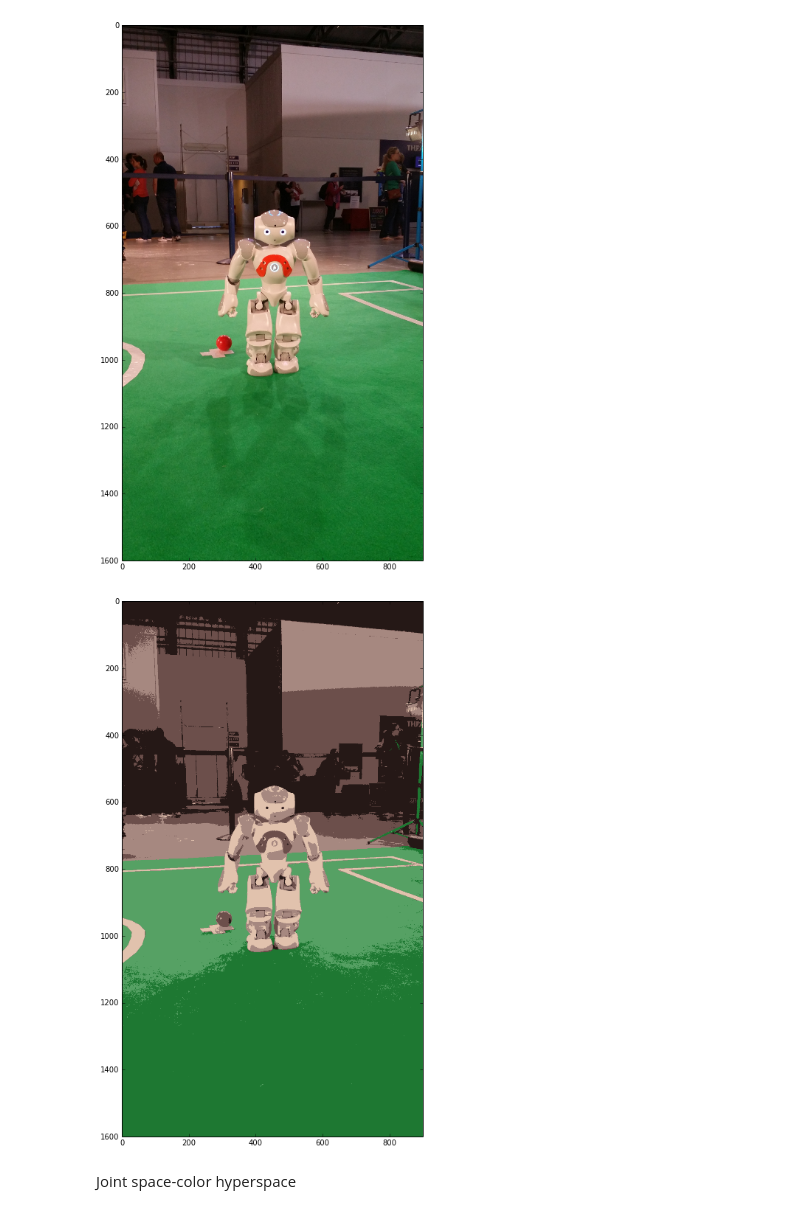
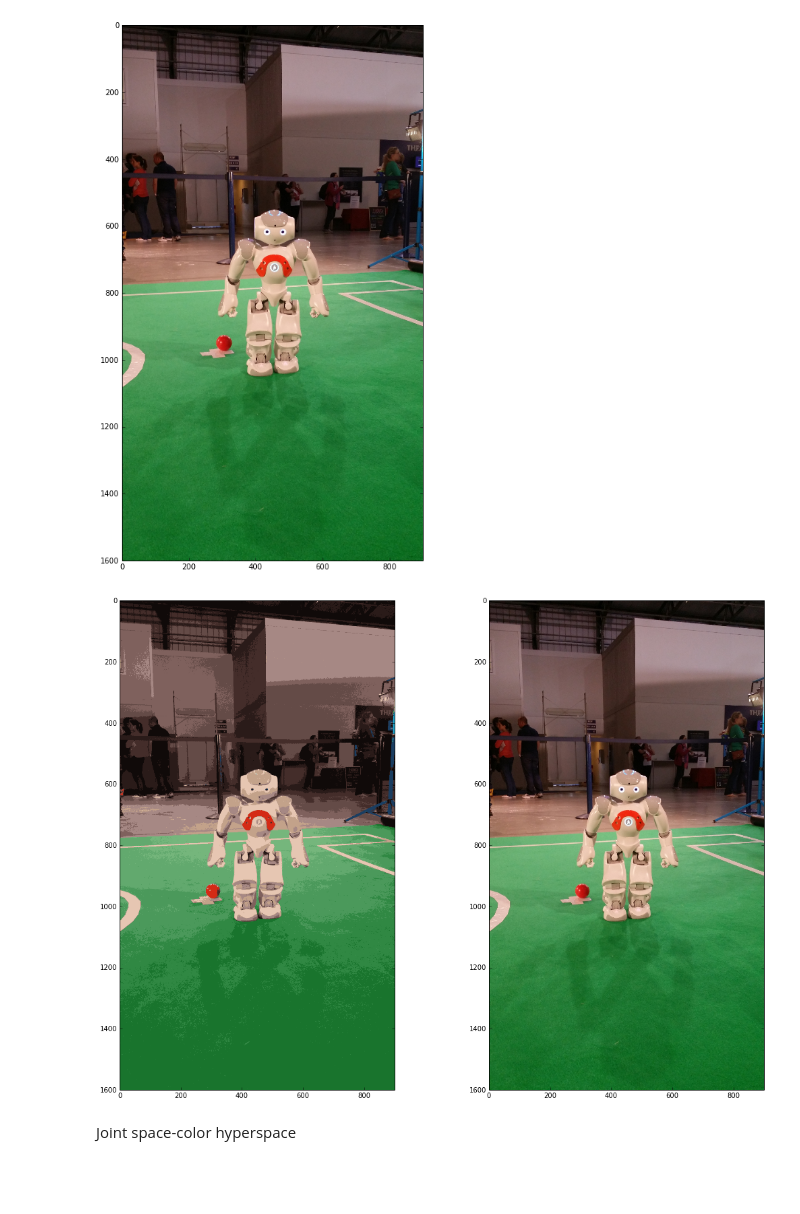
Before and after one commit to svepe/rss-demos, a Jupyter notebook: Image Segmentation.ipynb, the cells around one changed output. Saved outputs shown, nothing was run; the diff lists cells and outputs as text; code cells hidden in the pictures; blank space fills up the shorter version.

```diff
--- a/Image Segmentation.ipynb
+++ b/Image Segmentation.ipynb
@@ -28,20 +28,23 @@ display(img)
 # %%
 rgb_pts = np.float32(img.reshape(-1, 3))
 
-K = 6
+K = 16
 criteria = (cv2.TERM_CRITERIA_EPS + cv2.TERM_CRITERIA_MAX_ITER, 10, 1.0)
 
 ret,labels,centers=cv2.kmeans(rgb_pts, K, None, criteria, 10, cv2.KMEANS_RANDOM_CENTERS)
 
 # Now convert back into uint8, and make original image
 centers = np.uint8(centers)
 
 seg_rgb_pts = centers[labels.flatten()]
 seg_rgb_img = seg_rgb_pts.reshape((img.shape))
 
+plt.subplot(1, 2, 1)
 display(seg_rgb_img)
+plt.subplot(1, 2, 2)
+display(img)
 # %% [output]
-[figure, old version]
+[figure, new version]
 # %% [markdown]
 Joint space-color hyperspace
 # %%
```
Also changed, not shown: parts of 4 cells of this notebook, 1 other file.
